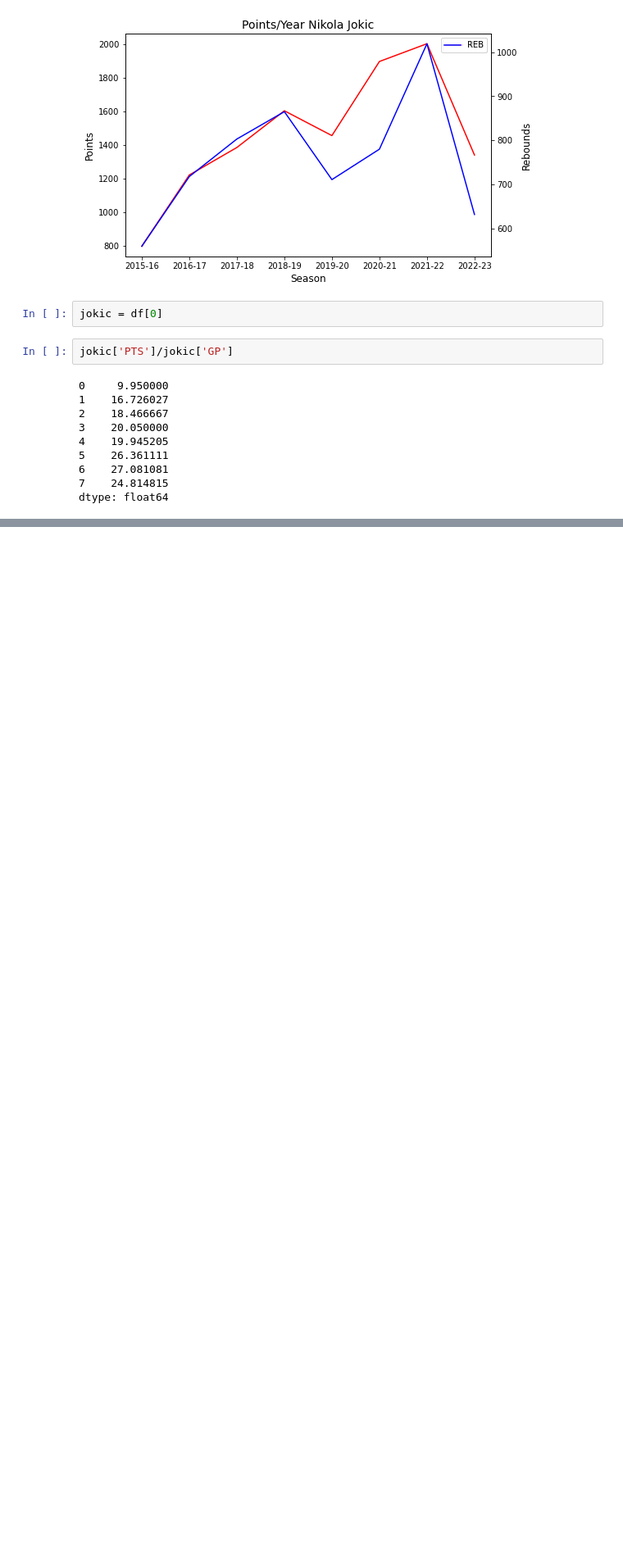
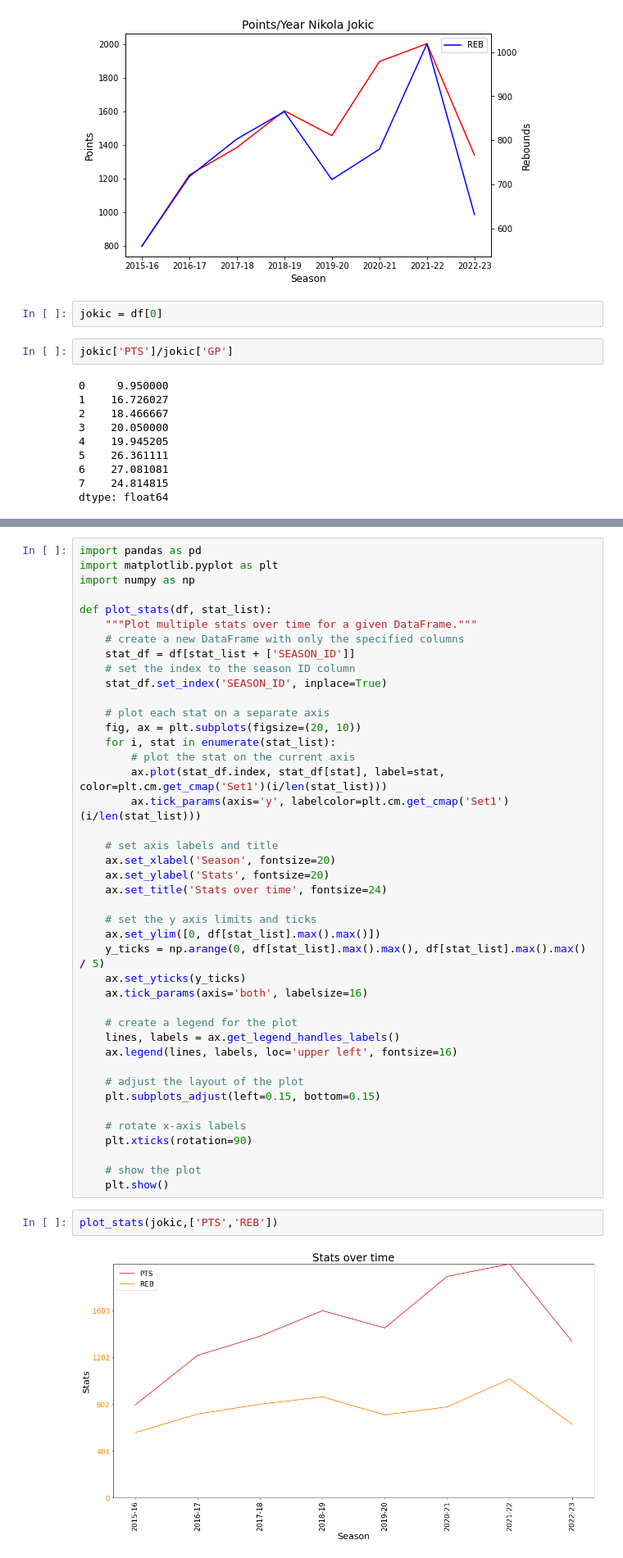
Before and after one commit to gporceng/NBA_Graphs, a Jupyter notebook: Demo.ipynb, the cells around one changed output, grey strips where cells are left out. Shown at 82% size. Drawn from its saved outputs; the diff is of its cells as text; blank space fills up the shorter version.

Commit message:
Created function to easily plot stats per year of a career

```diff
--- a/Demo.ipynb
+++ b/Demo.ipynb
@@ -140,0 +160,46 @@ dtype: float64
+# %%
+import pandas as pd
+import matplotlib.pyplot as plt
+import numpy as np
+
+def plot_stats(df, stat_list):
+    """Plot multiple stats over time for a given DataFrame."""
+    # create a new DataFrame with only the specified columns
+    stat_df = df[stat_list + ['SEASON_ID']]
+    # set the index to the season ID column
+    stat_df.set_index('SEASON_ID', inplace=True)
+
+    # plot each stat on a separate axis
+    fig, ax = plt.subplots(figsize=(20, 10))
+    for i, stat in enumerate(stat_list):
+        # plot the stat on the current axis
+        ax.plot(stat_df.index, stat_df[stat], label=stat, color=plt.cm.get_cmap('Set1')(i/len(stat_list)))
+        ax.tick_params(axis='y', labelcolor=plt.cm.get_cmap('Set1')(i/len(stat_list)))
+
+    # set axis labels and title
+    ax.set_xlabel('Season', fontsize=20)
+    ax.set_ylabel('Stats', fontsize=20)
+    ax.set_title('Stats over time', fontsize=24)
+
+    # set the y axis limits and ticks
+    ax.set_ylim([0, df[stat_list].max().max()])
+    y_ticks = np.arange(0, df[stat_list].max().max(), df[stat_list].max().max() / 5)
+    ax.set_yticks(y_ticks)
+    ax.tick_params(axis='both', labelsize=16)
+
+    # create a legend for the plot
+    lines, labels = ax.get_legend_handles_labels()
+    ax.legend(lines, labels, loc='upper left', fontsize=16)
+
+    # adjust the layout of the plot
+    plt.subplots_adjust(left=0.15, bottom=0.15)
+
+    # rotate x-axis labels
+    plt.xticks(rotation=90)
+
+    # show the plot
+    plt.show()
+# %%
+plot_stats(jokic,['PTS','REB'])
+# %% [output]
+[figure, added]
```
Also changed, not shown: parts of 3 cells of this notebook.
